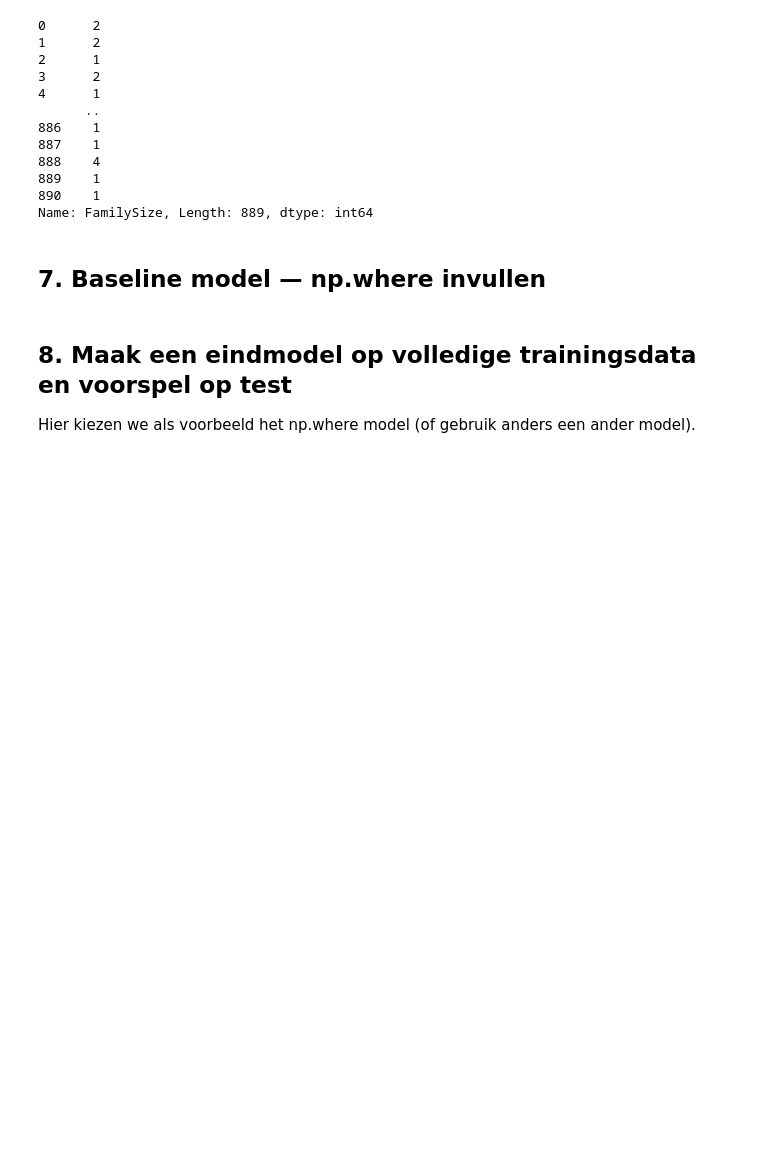
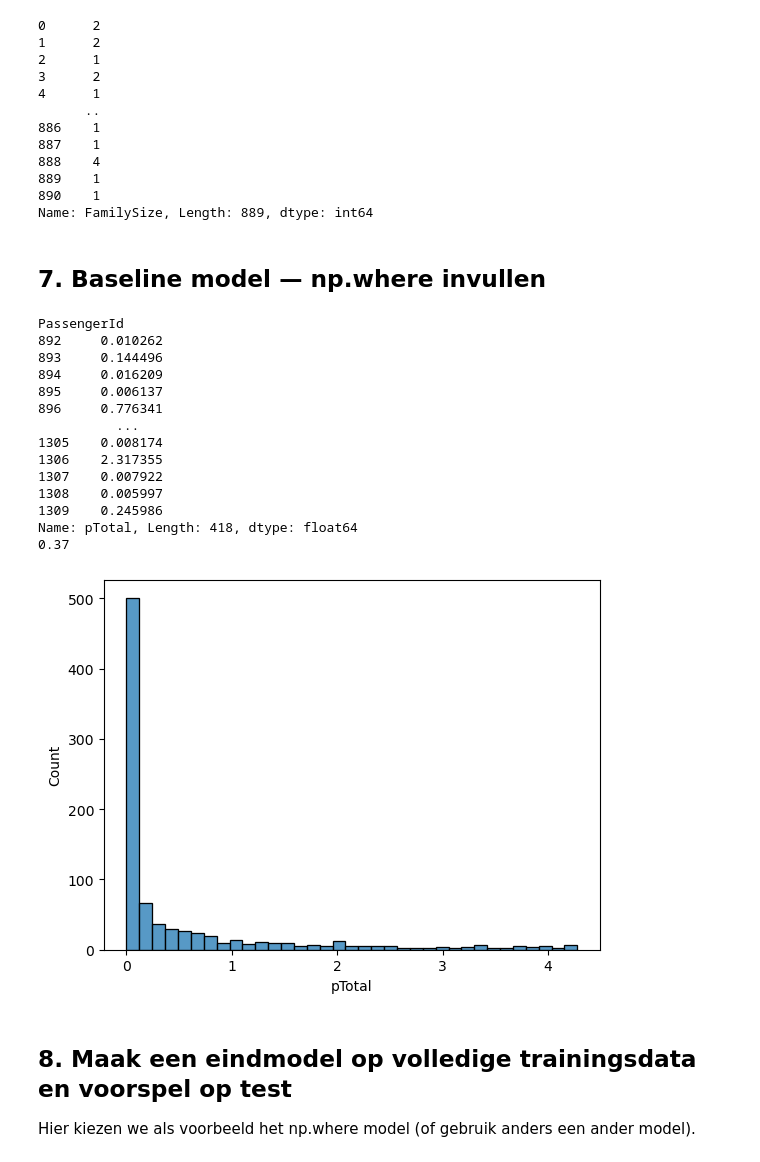
Before and after one commit to Buusta/Data-Science-Groep-10, a Jupyter notebook: case 1/Titanic.ipynb, the cells around one changed output. Saved outputs shown, nothing was run; the diff lists cells and outputs as text; code cells hidden in the pictures; blank space fills up the shorter version.

```diff
--- a/case 1/Titanic.ipynb
+++ b/case 1/Titanic.ipynb
@@ -259,3 +262,55 @@ train_pred = np.where(
+# %%
+SurvivalProbability['pSurvive'] = np.log(SurvivalProbability['pAge']) + np.log(SurvivalProbability['pFare']) + np.log(SurvivalProbability['pSex']) + np.log(SurvivalProbability['pSibSp']) + np.log(SurvivalProbability['pParch']) + np.log(SurvivalProbability['pEmbarked']) + np.log(SurvivalProbability['pPclass'])
+SurvivalProbability['pDie'] = np.log(1 - SurvivalProbability['pAge']) + np.log(1 - SurvivalProbability['pFare']) + np.log(1 - SurvivalProbability['pSex']) + np.log(1 - SurvivalProbability['pSibSp']) + np.log(1 - SurvivalProbability['pParch']) + np.log(1 - SurvivalProbability['pEmbarked']) + np.log(1 - SurvivalProbability['pPclass'])
+
+SurvivalProbability['pTotal'] = np.exp(SurvivalProbability['pSurvive'] - SurvivalProbability['pDie']) / (1 + np.exp(SurvivalProbability['pSurvive'] - SurvivalProbability['pDie']))
+scale_factor = survival_rate / SurvivalProbability['pTotal'].mean()
+SurvivalProbability['pTotal'] = SurvivalProbability['pTotal'] * 4.9
+
+#print(scale_factor)
+
+sns.histplot(x=SurvivalProbability['pTotal'])
+
+#print(SurvivalProbability[SurvivalProbability['pTotal'] > 0.5].value_counts().sum() / SurvivalProbability[SurvivalProbability['pTotal'] < 0.5].value_counts().sum())
+
+
+SurvivalTest = pd.DataFrame(index=test.index)
+SurvivalTest['pAge'] = test['Age'].apply(lambda v: lookup_probability('Age', v))
+SurvivalTest['pFare'] = test['Fare'].apply(lambda v: lookup_probability('Fare', v))
+SurvivalTest['pSex'] = test['Sex_int'].apply(lambda v: lookup_probability('Sex_int', v))
+SurvivalTest['pSibSp'] = test['SibSp'].apply(lambda v: lookup_probability('SibSp', v))
+SurvivalTest['pParch'] = test['Parch'].apply(lambda v: lookup_probability('Parch', v))
+SurvivalTest['pEmbarked'] = test['Embarked_int'].apply(lambda v: lookup_probability('Embarked_int', v))
+SurvivalTest['pPclass'] = test['Pclass_0'].apply(lambda v: lookup_probability('Pclass_0', v))
+
+
+SurvivalTest['pSurvive'] = np.log(SurvivalTest['pAge']) + np.log(SurvivalTest['pFare']) + np.log(SurvivalTest['pSex']) + np.log(SurvivalTest['pSibSp']) + np.log(SurvivalTest['pParch']) + np.log(SurvivalTest['pEmbarked']) + np.log(SurvivalTest['pPclass'])
+SurvivalTest['pDie'] = np.log(1 - SurvivalTest['pAge']) + np.log(1 - SurvivalTest['pFare']) + np.log(1 - SurvivalTest['pSex']) + np.log(1 - SurvivalTest['pSibSp']) + np.log(1 - SurvivalTest['pParch']) + np.log(1 - SurvivalTest['pEmbarked']) + np.log(1 - SurvivalTest['pPclass'])
+
+SurvivalTest['pTotal'] = np.exp(SurvivalTest['pSurvive'] - SurvivalTest['pDie']) / (1 + np.exp(SurvivalTest['pSurvive'] - SurvivalTest['pDie']))
+scale_factor = survival_rate / SurvivalTest['pTotal'].mean()
+SurvivalTest['pTotal'] = SurvivalTest['pTotal'] * 4.9
+
+
+print(SurvivalTest['pTotal'])
+
+print(SurvivalTest[SurvivalTest['pTotal'] > 0.5].value_counts().sum() / SurvivalTest[SurvivalTest['pTotal'] < 0.5].value_counts().sum())
+# %% [output]
+PassengerId
+892     0.010262
+893     0.144496
+894     0.016209
+895     0.006137
+896     0.776341
+          ...
+1305    0.008174
+1306    2.317355
+1307    0.007922
+1308    0.005997
+1309    0.245986
+Name: pTotal, Length: 418, dtype: float64
+0.37
+[figure, added]
 # %% [markdown]
 ## 8. Maak een eindmodel op volledige trainingsdata en voorspel op test
 
```
Also changed, not shown: parts of 10 cells of this notebook.
